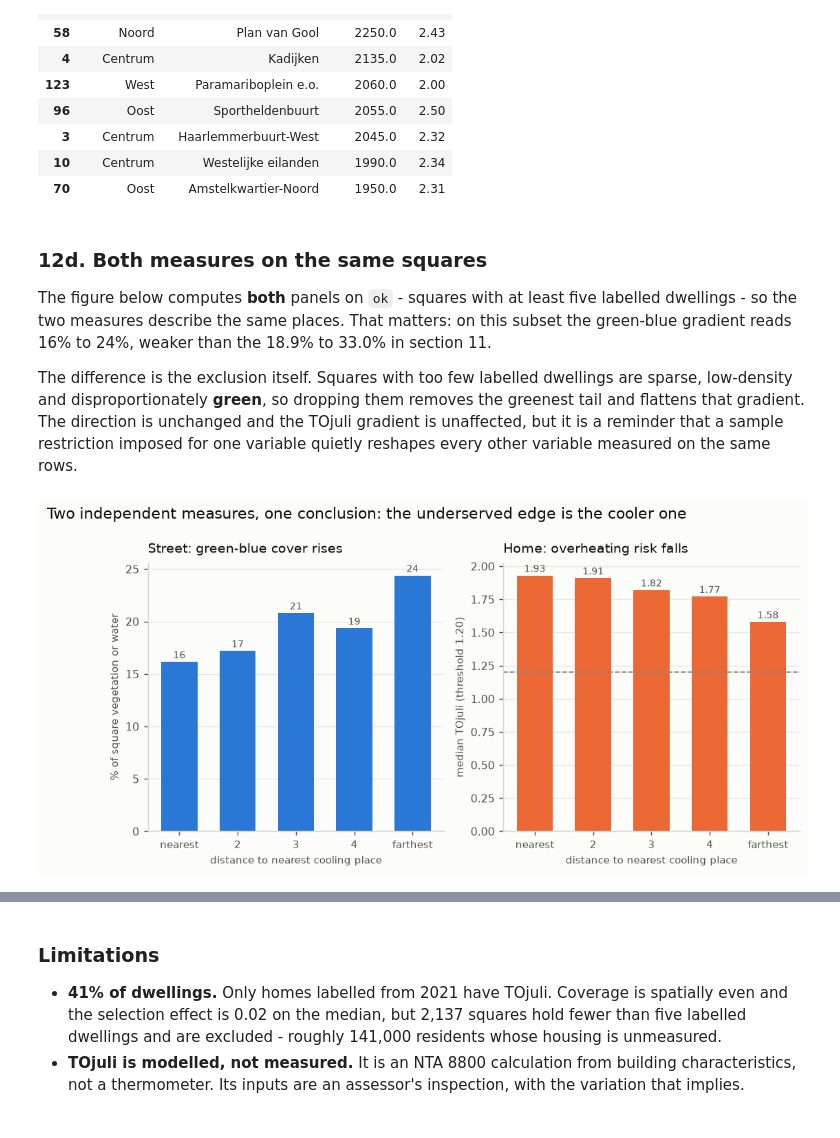
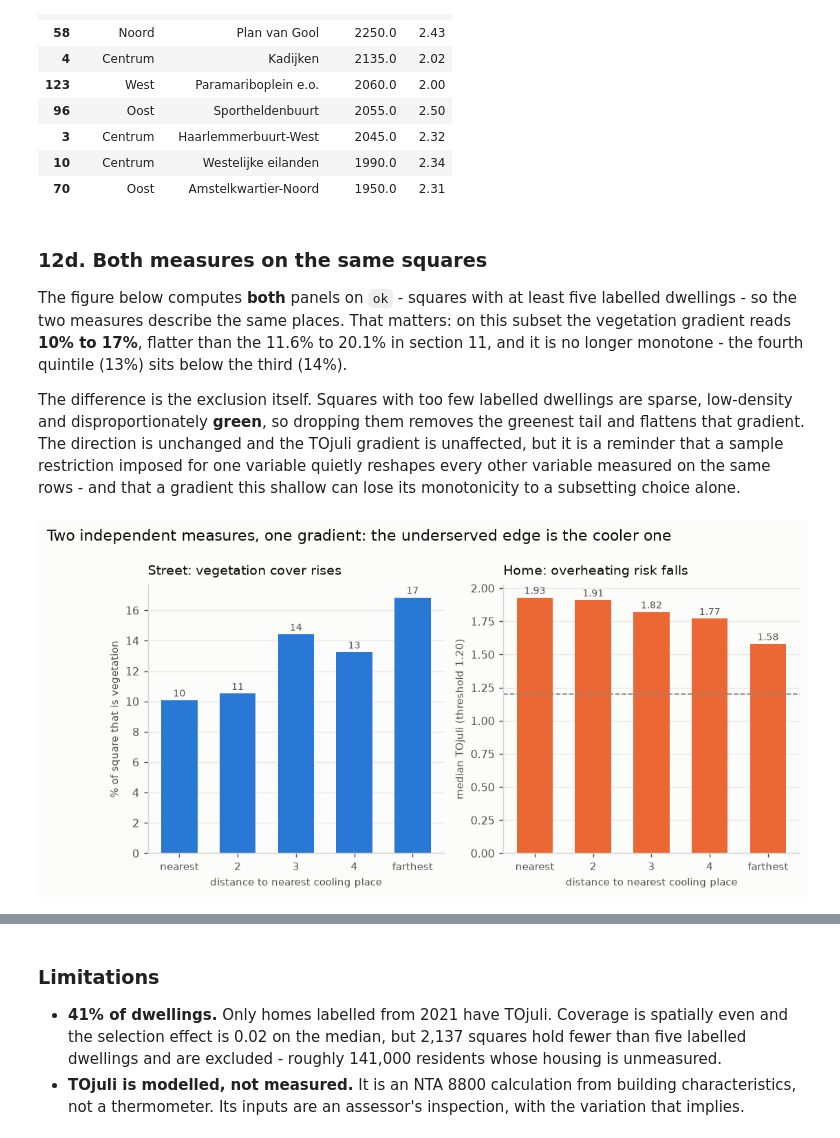
Before and after one commit to NojusStankevicius/koeltekaart-analysis, a Jupyter notebook: koeltekaart.ipynb, the cells around one changed output, grey strips where cells are left out. Cells and saved outputs as stored; diff of their text form; code cells hidden in the pictures.

```diff
--- a/koeltekaart.ipynb
+++ b/koeltekaart.ipynb
@@ -1153,7 +1243,9 @@ else:
 
 near = near.merge(cover[["crs28992res100m", "green_frac", "water_frac", "greenblue_frac"]],
                   on="crs28992res100m", how="left")
-near["stony"] = 1 - near["greenblue_frac"]
+# Decision 19: exposure is VEGETATION cover. `greenblue_frac` stays on the frame because
+# sections 12e and 13b need it to show why it was rejected - open water is not shade.
+near["stony"] = 1 - near["green_frac"]
 assert near["greenblue_frac"].notna().all()
 print(near[["green_frac", "water_frac", "greenblue_frac"]].describe().round(3))
 # %% [output]
@@ -1515,46 +1621,48 @@ underserved (>1000 m):                         266,860
 
 The figure below computes **both** panels on `ok` - squares with at least five labelled
 dwellings - so the two measures describe the same places. That matters: on this subset the
-green-blue gradient reads 16% to 24%, weaker than the 18.9% to 33.0% in section 11.
+vegetation gradient reads **10% to 17%**, flatter than the 11.6% to 20.1% in section 11, and it
+is no longer monotone - the fourth quintile (13%) sits below the third (14%).
 
 The difference is the exclusion itself. Squares with too few labelled dwellings are sparse,
 low-density and disproportionately **green**, so dropping them removes the greenest tail and
 flattens that gradient. The direction is unchanged and the TOjuli gradient is unaffected, but
 it is a reminder that a sample restriction imposed for one variable quietly reshapes every
-other variable measured on the same rows.
+other variable measured on the same rows - and that a gradient this shallow can lose its
+monotonicity to a subsetting choice alone.
 # %%
 # Two exposure measures against the same x-axis. Small multiples rather than one chart with
 # two y-scales - a dual axis would let the reader infer a relationship from line crossings
 # that is an artefact of the scaling.
 fig, axes = plt.subplots(1, 2, figsize=(9.4, 3.9))
 
 qs = ["nearest", "2", "3", "4", "farthest"]
-gb = ok.groupby(q, observed=True)["greenblue_frac"].mean().reindex(qs) * 100
+gb = ok.groupby(q, observed=True)["green_frac"].mean().reindex(qs) * 100
 tj = ok.groupby(q, observed=True)["tojuli"].median().reindex(qs)
 
 for ax, vals, title, ylab, colour in [
-    (axes[0], gb, "Street: green-blue cover rises", "% of square vegetation or water", BLUE),
+    (axes[0], gb, "Street: vegetation cover rises", "% of square that is vegetation", BLUE),
     (axes[1], tj, "Home: overheating risk falls", "median TOjuli (threshold 1.20)", ORANGE),
 ]:
     ax.bar(range(5), vals, 0.62, color=colour)
     for i, v in enumerate(vals):
         ax.annotate(f"{v:.2f}" if v < 10 else f"{v:.0f}", (i, v), xytext=(0, 3),
                     textcoords="offset points", ha="center", fontsize=8, color=INK_2)
     ax.set_xticks(range(5))
     ax.set_xticklabels(qs, fontsize=8.5)
     ax.set_title(title, fontsize=10.5, color=INK, loc="left", pad=8)
     ax.set_ylabel(ylab, fontsize=8.5)
     ax.set_xlabel("distance to nearest cooling place", fontsize=8.5)
     ax.grid(axis="y", color="#eceae4", linewidth=0.8)
     ax.set_axisbelow(True)
     for spine in ("top", "right"):
         ax.spines[spine].set_visible(False)
 
 axes[1].axhline(1.2, color=INK_3, linewidth=1, linestyle="--")
 
-fig.suptitle("Two independent measures, one conclusion: the underserved edge is the cooler one",
+fig.suptitle("Two independent measures, one gradient: the underserved edge is the cooler one",
              fontsize=12, color=INK, x=0.005, ha="left", y=1.04)
 fig.savefig(FIGS / "exposure_two_measures.png")
 plt.show()
 # %% [output]
-[figure, old version]
+[figure, new version]
```
Also changed, not shown: parts of 25 cells of this notebook, 14 other files.
